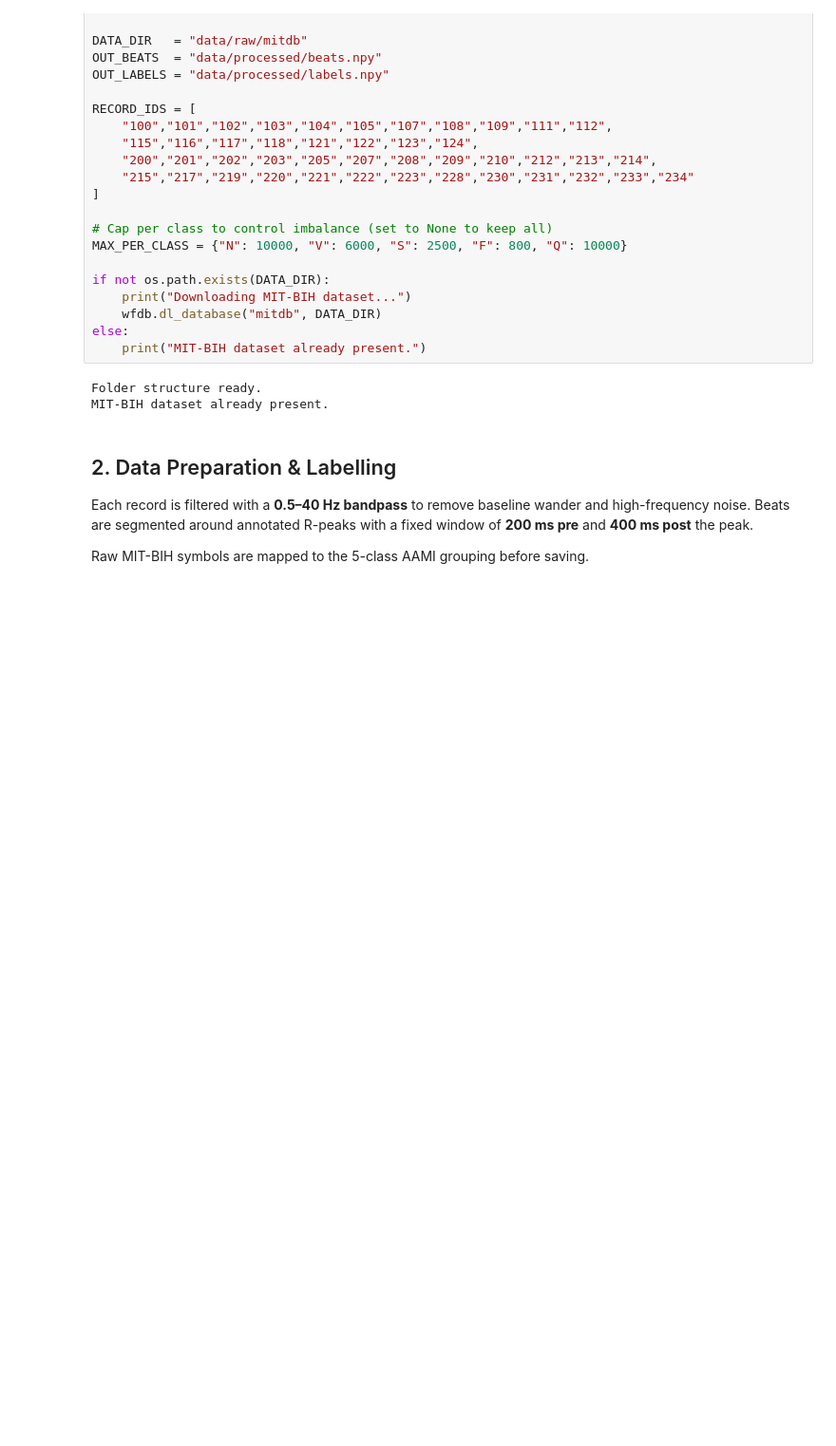
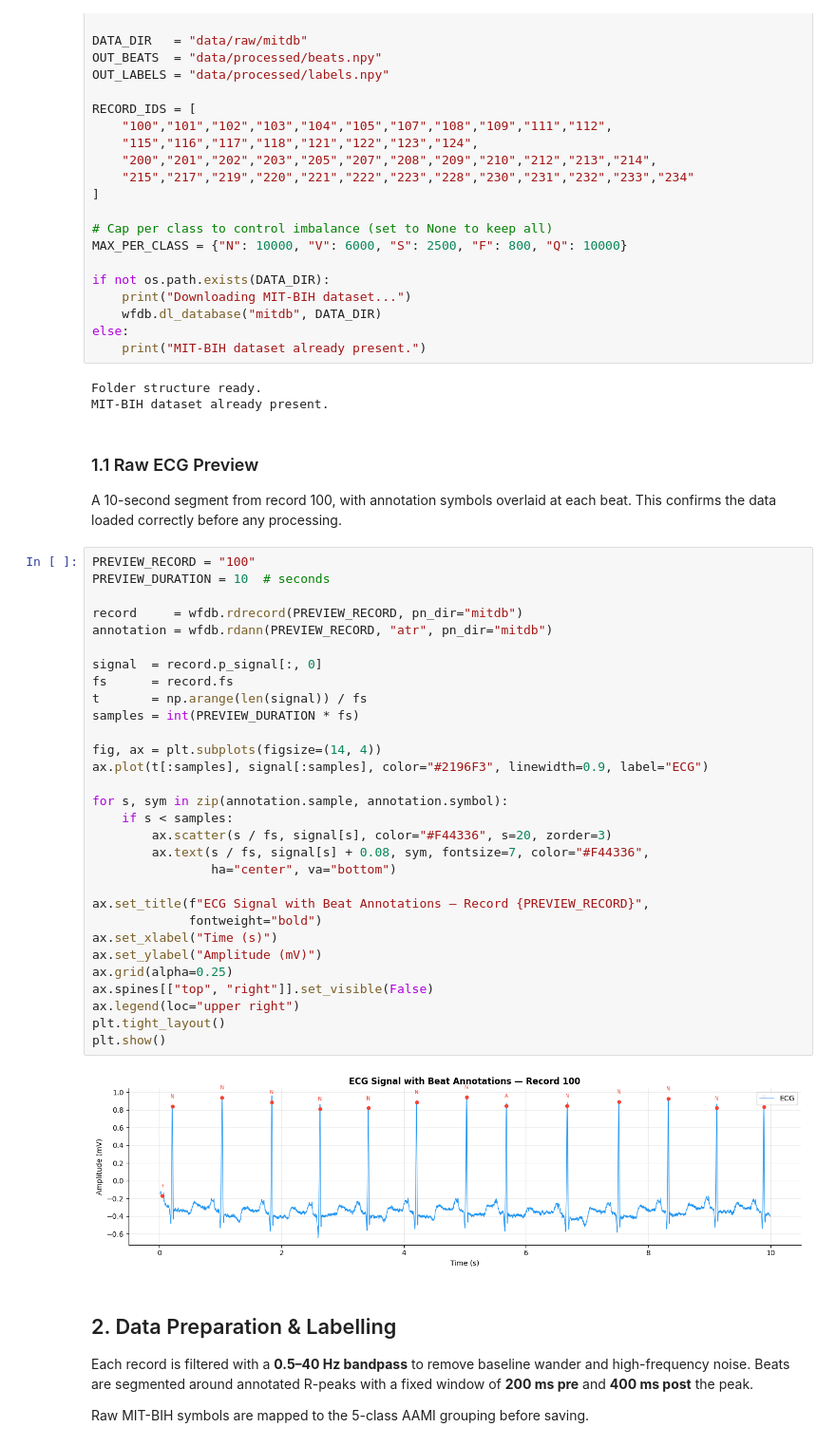
Before and after one commit to Sanugiw/ECG-Arrhythmia-Classifier, a Jupyter notebook: model_training.ipynb, the cells around one changed output. Shown at 95% size. Saved outputs shown, nothing was run; the diff lists cells and outputs as text; blank space fills up the shorter version.

```diff
--- a/model_training.ipynb
+++ b/model_training.ipynb
@@ -71,6 +71,42 @@ else:
 # %% [output]
 Folder structure ready.
 MIT-BIH dataset already present.
+# %% [markdown]
+### 1.1 Raw ECG Preview
+
+A 10-second segment from record 100, with annotation symbols overlaid at each beat. This confirms the data loaded correctly before any processing.
+# %%
+PREVIEW_RECORD = "100"
+PREVIEW_DURATION = 10  # seconds
+
+record     = wfdb.rdrecord(PREVIEW_RECORD, pn_dir="mitdb")
+annotation = wfdb.rdann(PREVIEW_RECORD, "atr", pn_dir="mitdb")
+
+signal  = record.p_signal[:, 0]
+fs      = record.fs
+t       = np.arange(len(signal)) / fs
+samples = int(PREVIEW_DURATION * fs)
+
+fig, ax = plt.subplots(figsize=(14, 4))
+ax.plot(t[:samples], signal[:samples], color="#2196F3", linewidth=0.9, label="ECG")
+
+for s, sym in zip(annotation.sample, annotation.symbol):
+    if s < samples:
+        ax.scatter(s / fs, signal[s], color="#F44336", s=20, zorder=3)
+        ax.text(s / fs, signal[s] + 0.08, sym, fontsize=7, color="#F44336",
+                ha="center", va="bottom")
+
+ax.set_title(f"ECG Signal with Beat Annotations — Record {PREVIEW_RECORD}",
+             fontweight="bold")
+ax.set_xlabel("Time (s)")
+ax.set_ylabel("Amplitude (mV)")
+ax.grid(alpha=0.25)
+ax.spines[["top", "right"]].set_visible(False)
+ax.legend(loc="upper right")
+plt.tight_layout()
+plt.show()
+# %% [output]
+[figure, added]
 # %% [markdown]
 ## 2. Data Preparation & Labelling
 
```
Also changed, not shown: parts of 13 cells of this notebook, 2 other files.
